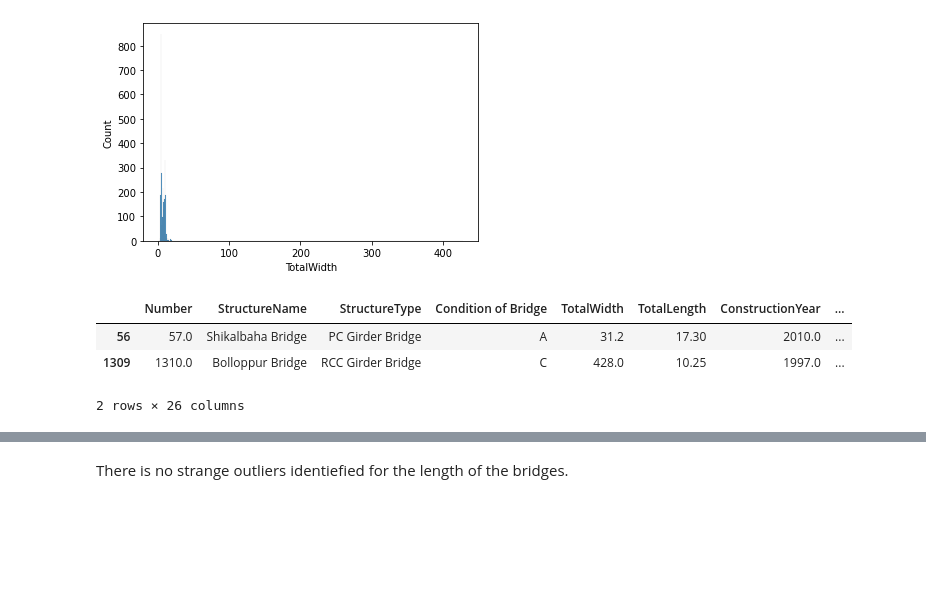
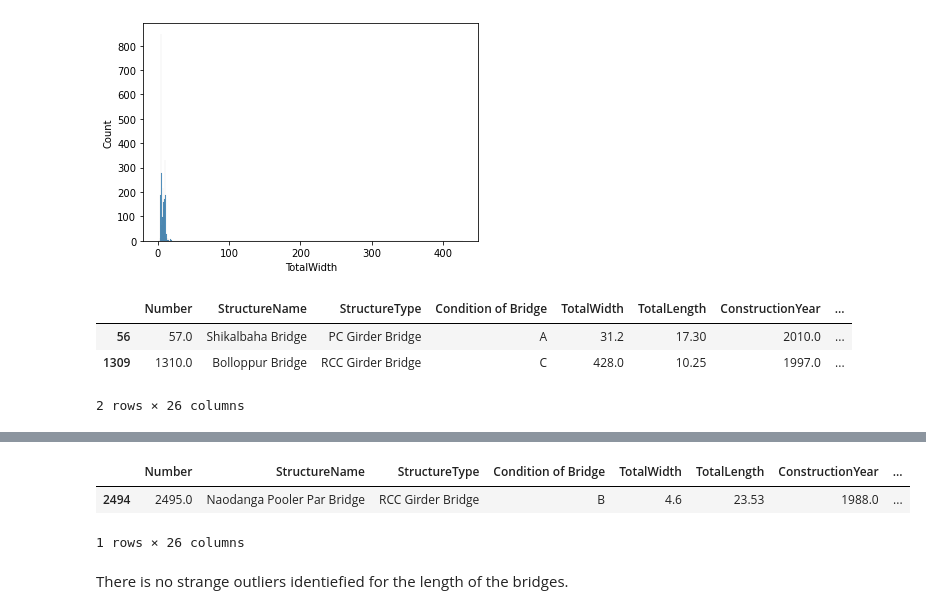
Before and after one commit to EwoutH/EPA1352-Adv-Simulation, a Jupyter notebook: EPA1352-G06-A1/notebook/Bridges.ipynb, the cells around one changed output, grey strips where cells are left out. Saved outputs shown, nothing was run; the diff lists cells and outputs as text; code cells hidden in the pictures; blank space fills up the shorter version.

```diff
--- a/EPA1352-G06-A1/notebook/Bridges.ipynb
+++ b/EPA1352-G06-A1/notebook/Bridges.ipynb
@@ -88,0 +104,7 @@ Bridge_lenth.head()
+# %%
+Bridgelatitudewrong = Bridge.loc[Bridge["LatitudeDecimal"]>27]
+Bridgelatitudewrong
+# %% [output]
+|  | Number | StructureName | StructureType | Condition of Bridge | TotalWidth | TotalLength | ConstructionYear | ... |
+| 2494 | 2495.0 | Naodanga Pooler Par Bridge | RCC Girder Bridge | B | 4.6 | 23.53 | 1988.0 | ... |
+1 rows × 26 columns
```
Also changed, not shown: parts of 21 cells of this notebook.
